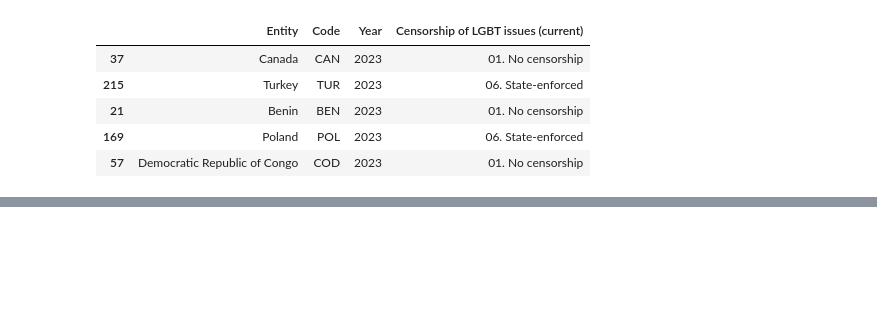
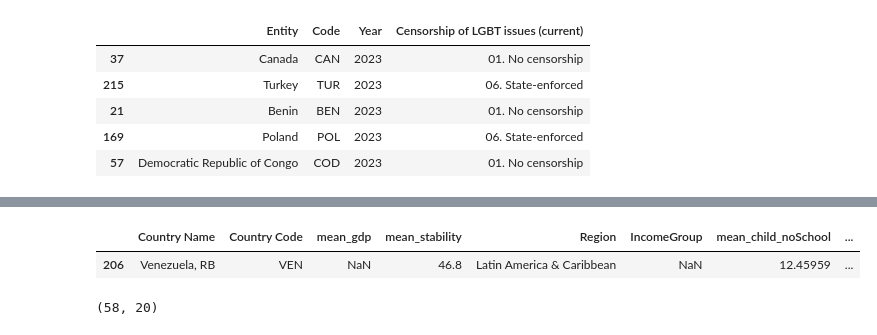
Before and after one commit to MartaGDC/Queering-the-map, a Jupyter notebook: notebooks/3. Country characteristics.ipynb, the cells around one changed output, grey strips where cells are left out. Cells and saved outputs as stored; diff of their text form; code cells hidden in the pictures; blank space fills up the shorter version.

```diff
--- a/notebooks/3. Country characteristics.ipynb
+++ b/notebooks/3. Country characteristics.ipynb
@@ -1323,0 +1349,5 @@ df15.to_csv("../data/charactCountry/country_features.csv")
+# %%
+df15.loc[df15[df15['IncomeGroup'].isna()].index] # literature suggest it's now Lower middle income
+# %% [output]
+|  | Country Name | Country Code | mean_gdp | mean_stability | Region | IncomeGroup | mean_child_noSchool | ... |
+| 206 | Venezuela, RB | VEN | NaN | 46.8 | Latin America & Caribbean | NaN | 12.45959 | ... |
@@ -1323,0 +1356,8 @@ df15.to_csv("../data/charactCountry/country_features.csv")
+# %%
+df15.loc[df15[(df15['mean_law'].isna()) | (df15['mean_female_seats'].isna()) | (df15['mean_voice'].isna()) | (df15['mean_gdp'].isna())
+          | (df15['mean_ed_exp'].isna()) | (df15['mean_health_exp'].isna()) | (df15['mean_UHC_coverage'].isna())
+          | (df15['mean_rights'].isna()) | (df15['mean_sex_index'].isna()) | (df15['censor'].isna()) | (df15['transition'].isna())
+          | (df15['mean_hate_protection'].isna())].index].shape
+# 58 missing countries if we only impute those variables with more than 20% miss
+# %% [output]
+(58, 20)
```
Also changed, not shown: parts of 91 cells of this notebook, 9 other files.
